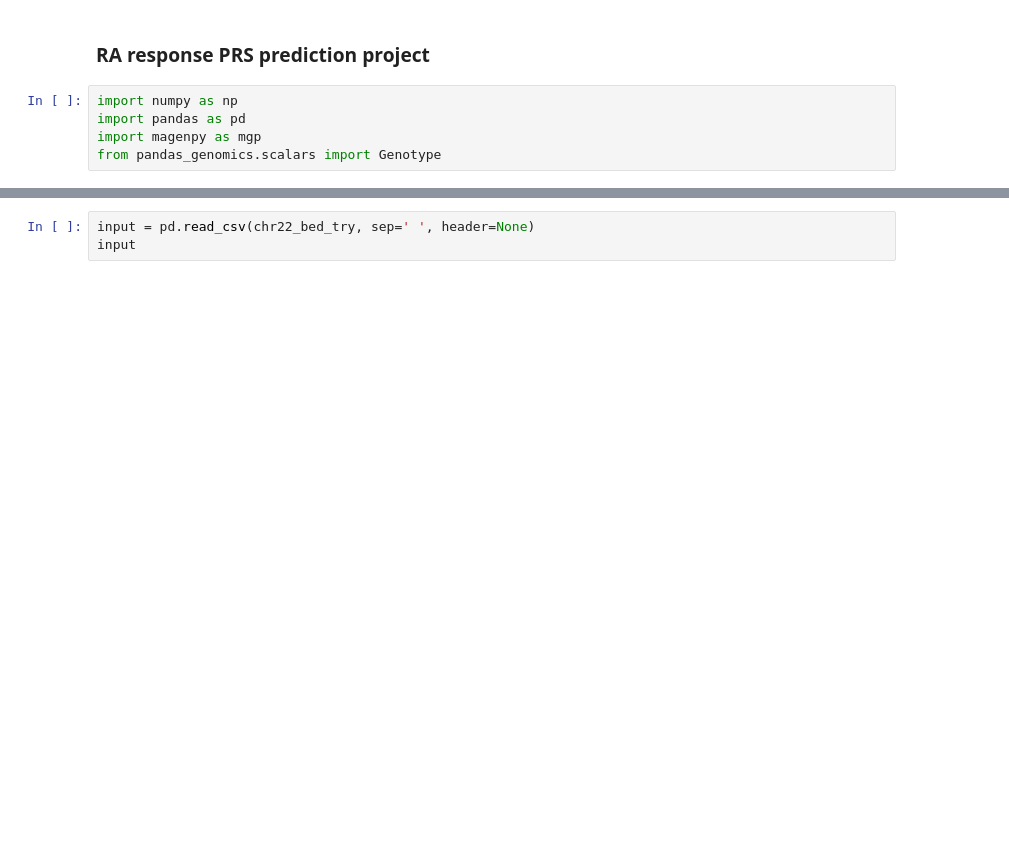
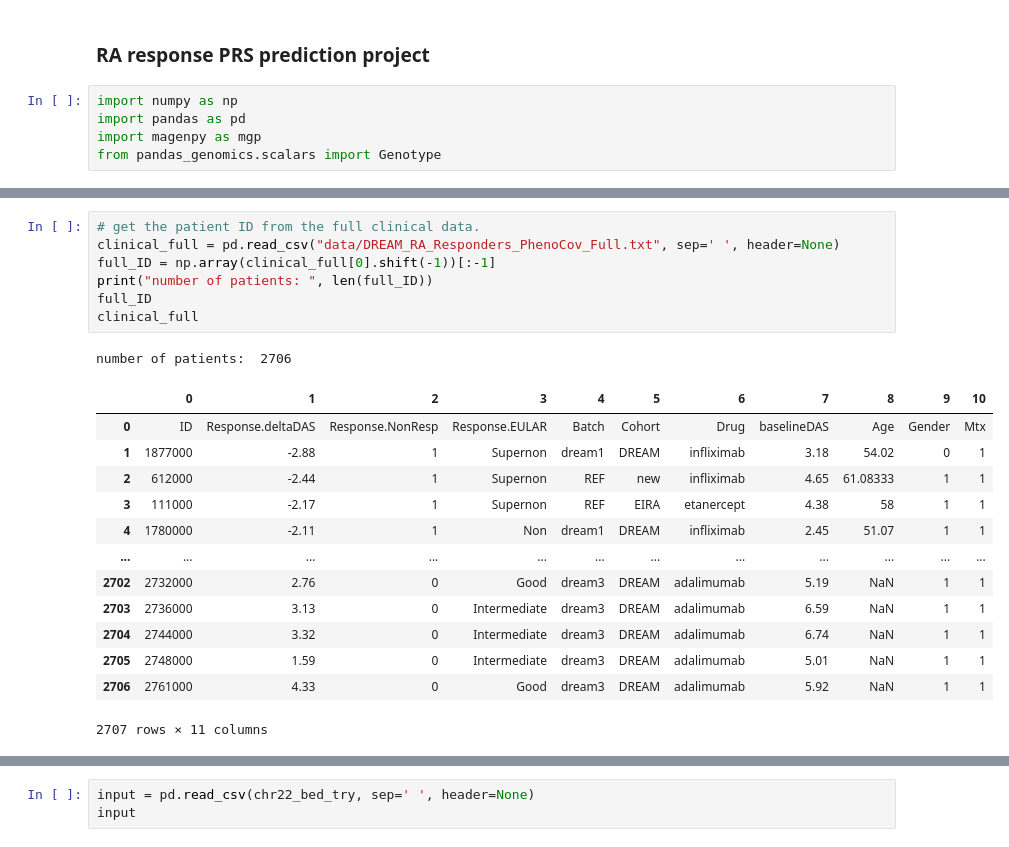
Before and after one commit to Yiqing-Zhu2000/RA_Project, a Jupyter notebook: my_test.ipynb, the cells around one changed output, grey strips where cells are left out. Drawn from its saved outputs; the diff is of its cells as text; blank space fills up the shorter version.

```diff
--- a/my_test.ipynb
+++ b/my_test.ipynb
@@ -18,3 +19,25 @@ df.head()
 | 3 | 22 | rs4389403 | 16055070 | A | G | 0.01 | 0.19 | 0.79 | 0.01 | 0.19 | ... | ... |
 | 4 | 22 | rs9617528 | 16061016 | C | T | 0.07 | 0.38 | 0.55 | 0.07 | 0.38 | ... | ... |
 5 rows × 8124 columns
+# %%
+# get the patient ID from the full clinical data.
+clinical_full = pd.read_csv("data/DREAM_RA_Responders_PhenoCov_Full.txt", sep=' ', header=None)
+full_ID = np.array(clinical_full[0].shift(-1))[:-1]
+print("number of patients: ", len(full_ID))
+full_ID
+clinical_full
+# %% [output]
+number of patients:  2706
+|  | 0 | 1 | 2 | 3 | 4 | 5 | 6 | 7 | 8 | 9 | 10 |
+| 0 | ID | Response.deltaDAS | Response.NonResp | Response.EULAR | Batch | Cohort | Drug | baselineDAS | Age | Gender | Mtx |
+| 1 | 1877000 | -2.88 | 1 | Supernon | dream1 | DREAM | infliximab | 3.18 | 54.02 | 0 | 1 |
+| 2 | 612000 | -2.44 | 1 | Supernon | REF | new | infliximab | 4.65 | 61.08333 | 1 | 1 |
+| 3 | 111000 | -2.17 | 1 | Supernon | REF | EIRA | etanercept | 4.38 | 58 | 1 | 1 |
+| 4 | 1780000 | -2.11 | 1 | Non | dream1 | DREAM | infliximab | 2.45 | 51.07 | 1 | 1 |
+| ... | ... | ... | ... | ... | ... | ... | ... | ... | ... | ... | ... |
+| 2702 | 2732000 | 2.76 | 0 | Good | dream3 | DREAM | adalimumab | 5.19 | NaN | 1 | 1 |
+| 2703 | 2736000 | 3.13 | 0 | Intermediate | dream3 | DREAM | adalimumab | 6.59 | NaN | 1 | 1 |
+| 2704 | 2744000 | 3.32 | 0 | Intermediate | dream3 | DREAM | adalimumab | 6.74 | NaN | 1 | 1 |
+| 2705 | 2748000 | 1.59 | 0 | Intermediate | dream3 | DREAM | adalimumab | 5.01 | NaN | 1 | 1 |
+| 2706 | 2761000 | 4.33 | 0 | Good | dream3 | DREAM | adalimumab | 5.92 | NaN | 1 | 1 |
+2707 rows × 11 columns
```
Also changed, not shown: parts of 22 cells of this notebook, 2 other files.
